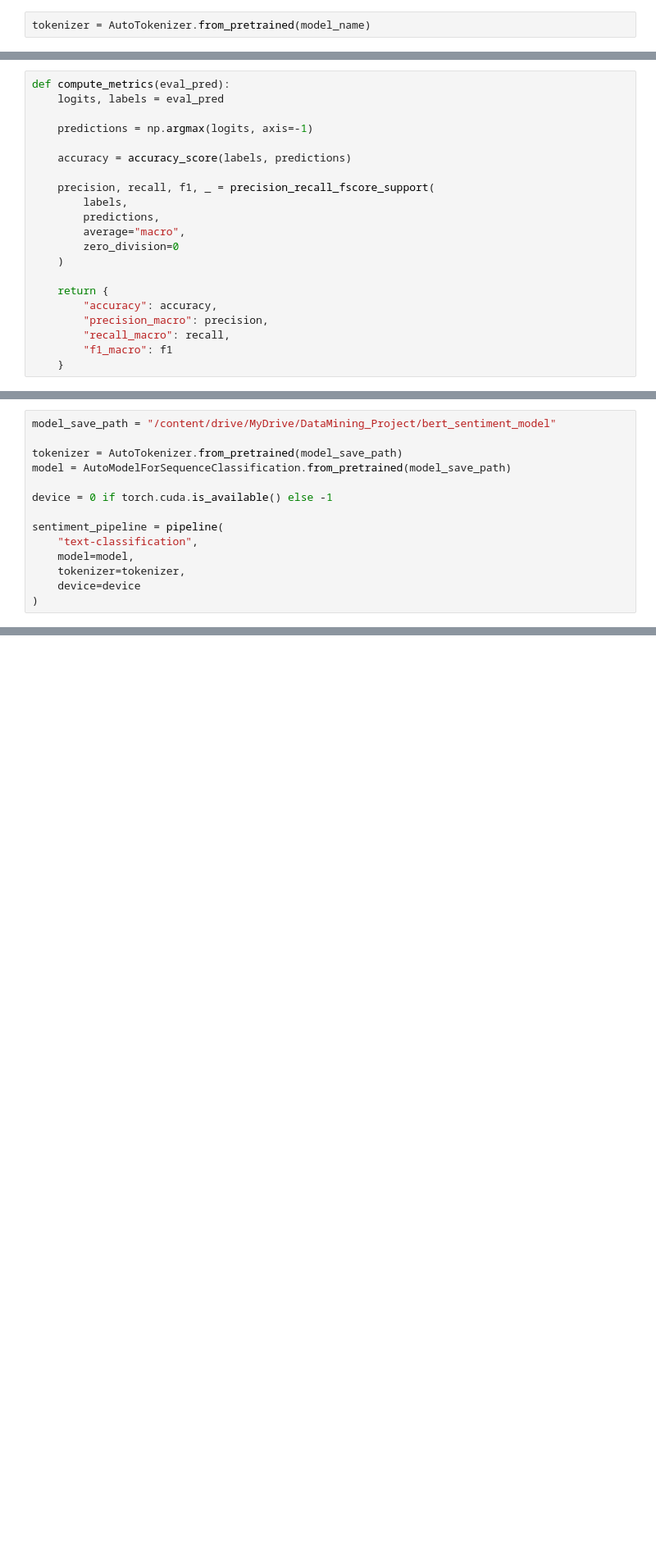
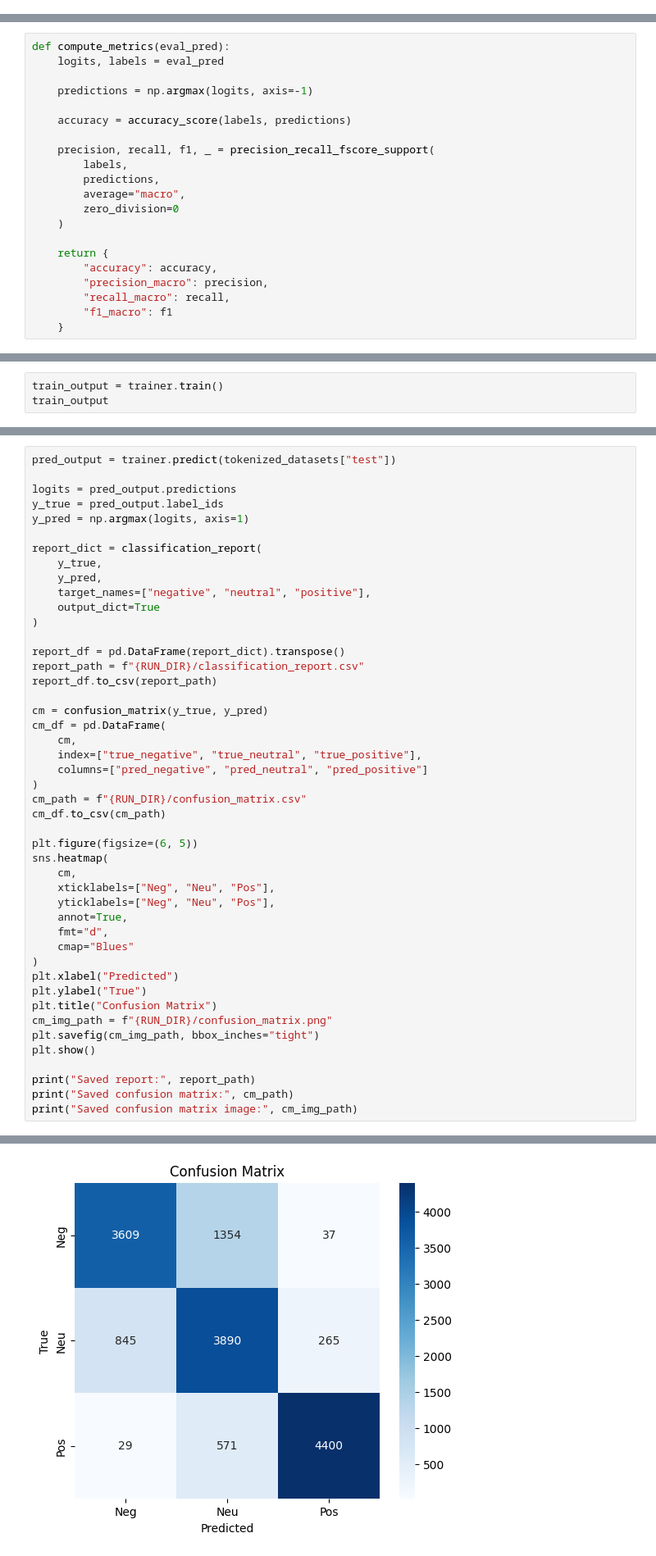
Before and after one commit to aliabdou92019/ecommerce-recommendation-engine, a Jupyter notebook: notebooks/04_bert_sentiment.ipynb, the cells around one changed output, grey strips where cells are left out. Shown at 82% size. Cells and saved outputs as stored; diff of their text form; blank space fills up the shorter version.

Commit message:
BERT_V2
make structured presentation of the note book , add tracning of versions history , add sentiment_results.csv

```diff
--- a/notebooks/04_bert_sentiment.ipynb
+++ b/notebooks/04_bert_sentiment.ipynb
@@ -266,2 +0,0 @@ model_name = "distilbert-base-uncased"
-# %%
-tokenizer = AutoTokenizer.from_pretrained(model_name)
@@ -481,14 +649,0 @@ Next Training
-# %%
-model_save_path = "/content/drive/MyDrive/DataMining_Project/bert_sentiment_model"
-
-tokenizer = AutoTokenizer.from_pretrained(model_save_path)
-model = AutoModelForSequenceClassification.from_pretrained(model_save_path)
-
-device = 0 if torch.cuda.is_available() else -1
-
-sentiment_pipeline = pipeline(
-    "text-classification",
-    model=model,
-    tokenizer=tokenizer,
-    device=device
-)
@@ -494,0 +717,3 @@ sentiment_pipeline = pipeline(
+# %%
+train_output = trainer.train()
+train_output
@@ -494,0 +758,47 @@ sentiment_pipeline = pipeline(
+# %%
+pred_output = trainer.predict(tokenized_datasets["test"])
+
+logits = pred_output.predictions
+y_true = pred_output.label_ids
+y_pred = np.argmax(logits, axis=1)
+
+report_dict = classification_report(
+    y_true,
+    y_pred,
+    target_names=["negative", "neutral", "positive"],
+    output_dict=True
+)
+
+report_df = pd.DataFrame(report_dict).transpose()
+report_path = f"{RUN_DIR}/classification_report.csv"
+report_df.to_csv(report_path)
+
+cm = confusion_matrix(y_true, y_pred)
+cm_df = pd.DataFrame(
+    cm,
+    index=["true_negative", "true_neutral", "true_positive"],
+    columns=["pred_negative", "pred_neutral", "pred_positive"]
+)
+cm_path = f"{RUN_DIR}/confusion_matrix.csv"
+cm_df.to_csv(cm_path)
+
+plt.figure(figsize=(6, 5))
+sns.heatmap(
+    cm,
+    xticklabels=["Neg", "Neu", "Pos"],
+    yticklabels=["Neg", "Neu", "Pos"],
+    annot=True,
+    fmt="d",
+    cmap="Blues"
+)
+plt.xlabel("Predicted")
+plt.ylabel("True")
+plt.title("Confusion Matrix")
+cm_img_path = f"{RUN_DIR}/confusion_matrix.png"
+plt.savefig(cm_img_path, bbox_inches="tight")
+plt.show()
+
+print("Saved report:", report_path)
+print("Saved confusion matrix:", cm_path)
+print("Saved confusion matrix image:", cm_img_path)
+# %% [output]
@@ -494,0 +806 @@ sentiment_pipeline = pipeline(
+[figure, added]
```
Also changed, not shown: parts of 71 cells of this notebook.
